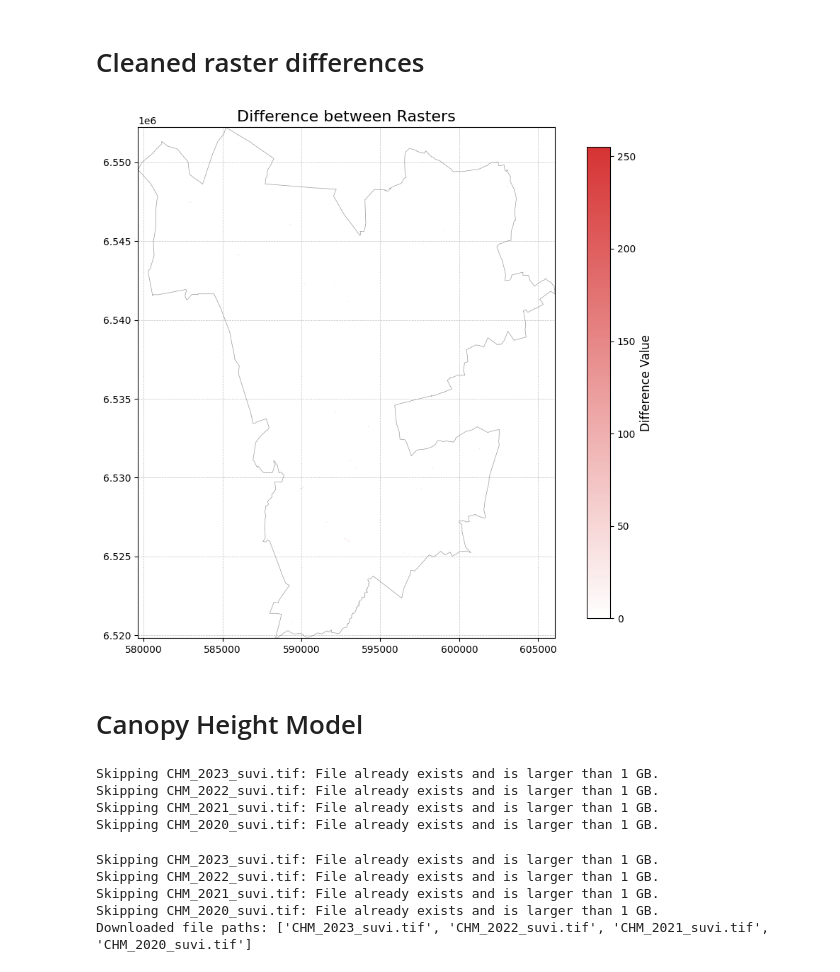
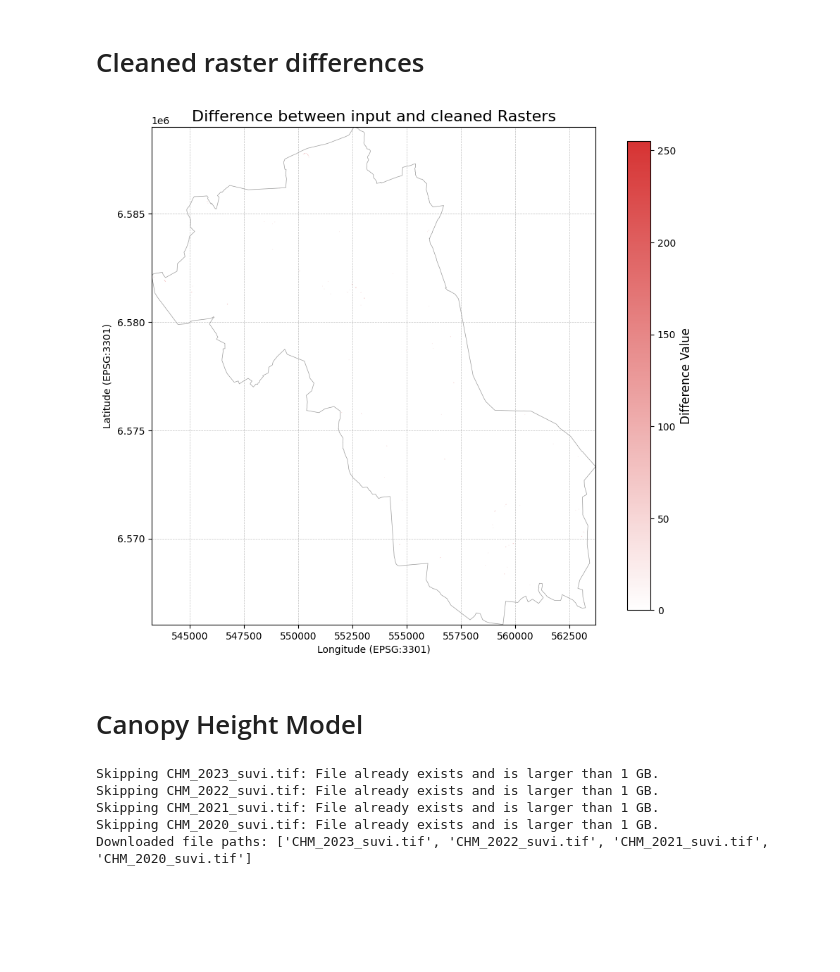
Before and after one commit to taavip/Forest-classification, a Jupyter notebook: work_sample.ipynb, the cells around one changed output. Cells and saved outputs as stored; diff of their text form; code cells hidden in the pictures; blank space fills up the shorter version.

```diff
--- a/work_sample.ipynb
+++ b/work_sample.ipynb
@@ -162,19 +122,17 @@ Loaded 79 features from the EHAK layer
 # %% [markdown]
 # Selecting Local government
 # %%
-kov = "Ruhnu"  # Define the value to filter by.
+kov = "Rae"  # Define the value to filter by.
 
-# Filter rows where 'omavalitsus' contains the value in 'kov'
-# (case-insensitive).
-kov_filtered_gdf = gdf_kov[gdf_kov['omavalitsus'].str.contains(
-    kov, case=False, na=False
-)]
-# Get the BBOX of the filtered GeoDataFrame
-bbox = kov_filtered_gdf.total_bounds.tolist()  # Returns [minx, miny, maxx, maxy]
+# Filter rows where 'omavalitsus' contains the value in 'kov' (case-insensitive).
+kov_filtered_gdf = gdf_kov[
+    gdf_kov["omavalitsus"].str.contains(kov, case=False, na=False)
+]
+
+# Get the bounding box (minx, miny, maxx, maxy) for the filtered data.
+bbox = kov_filtered_gdf.total_bounds.tolist()
 
 print(f"BBOX for {kov}: {bbox}")
-
-# Print the number of filtered rows and display the filtered GeoDataFrame.
 print(f"Filtered {len(kov_filtered_gdf)} rows matching '{kov}'.")
 kov_filtered_gdf
 # %% [output]
@@ -1008,7 +924,8 @@ visualize_forest_mask('cleaned_metsaregister_korgus.tif', kov_filtered_gdf, titl
 # %% [markdown]
 # Cleaned raster differences
 # %%
-def plot_raster_difference_with_geometries(raster1_path, raster2_path, gdf, title="Difference between Rasters", cm='Reds'):
+### Kustuta
+def plot_raster_difference_with_geometries(raster1_path, raster2_path, gdf, title="Difference between Rasters", cm='Reds', clabel='Difference Value' ):
     """
     Calculates and plots the difference between two raster files, ignoring -99999.0 values,
     and overlays geometries from a GeoDataFrame.
@@ -1065,60 +982,23 @@ def plot_raster_difference_with_geometries(raster1_path, raster2_path, gdf, titl
 
         # Add a colorbar
         cbar = plt.colorbar(ax.images[0], ax=ax, fraction=0.03, pad=0.04)
-        cbar.set_label('Difference Value', fontsize=12)
+        cbar.set_label(clabel, fontsize=12)
 
         plt.tight_layout()
+        plt.xlabel("Longitude (EPSG:3301)")
+        plt.ylabel("Latitude (EPSG:3301)")
         plt.show()
 # %%
 # Create custom colormap from white to red
 colors = [(1, 1, 1), (0.8, 0, 0)]  # White to red
 cmap_name = 'white_to_red'
 ccm = mcolors.LinearSegmentedColormap.from_list(cmap_name, colors, N=256)
 
-plot_raster_difference_with_geometries('cleaned_metsaregister_binary.tif', 'metsaregister_binary.tif', kov_filtered_gdf,cm=ccm)
+plot_raster_difference_with_geometries('cleaned_metsaregister_binary.tif', 'metsaregister_binary.tif', kov_filtered_gdf, title="Difference between input and cleaned Rasters",cm=ccm)
 # %% [output]
-[figure, old version]
+[figure, new version]
 # %% [markdown]
 # Canopy Height Model
-# %%
-def download_tif_files(urls, save_folder='.', min_size_gb=1):
-    for url in urls:
-        # Extract filename from URL
-        filename = url.split('&')[-2].split('=')[-1]
-        file_path = os.path.join(save_folder, filename)
-
-        # Check if file exists and is larger than min_size_gb
-        if os.path.exists(file_path) and os.path.getsize(file_path) > min_size_gb * 1024**3:
-            print(f"Skipping {filename}: File already exists and is larger than {min_size_gb} GB.")
-            continue  # Skip to the next URL
-
-        # Send a GET request to the URL
-        response = requests.get(url, stream=True)
-
-        if response.status_code == 200:
-            # Save the file locally
-            with open(file_path, 'wb') as file:
-                for chunk in response.iter_content(chunk_size=8192):
-                    file.write(chunk)
-            print(f"Downloaded: {filename}")
-        else:
-            print(f"Failed to download {filename}. HTTP Status Code: {response.status_code}")
-
-# List of URLs to download, including the new first URL
-urls = [
-    "https://geoportaal.maaamet.ee/index.php?lang_id=1&plugin_act=otsing&andmetyyp=tk_korgusmudelid&dl=1&f=CHM_2023_suvi.tif&page_id=614",
-    "https://geoportaal.maaamet.ee/index.php?lang_id=1&plugin_act=otsing&andmetyyp=tk_korgusmudelid&dl=1&f=CHM_2022_suvi.tif&page_id=614",
-    "https://geoportaal.maaamet.ee/index.php?lang_id=1&plugin_act=otsing&andmetyyp=tk_korgusmudelid&dl=1&f=CHM_2021_suvi.tif&page_id=614",
-    "https://geoportaal.maaamet.ee/index.php?lang_id=1&plugin_act=otsing&andmetyyp=tk_korgusmudelid&dl=1&f=CHM_2020_suvi.tif&page_id=614"
-]
-
-# Call the function to download the files
-download_tif_files(urls)
-# %% [output]
-Skipping CHM_2023_suvi.tif: File already exists and is larger than 1 GB.
-Skipping CHM_2022_suvi.tif: File already exists and is larger than 1 GB.
-Skipping CHM_2021_suvi.tif: File already exists and is larger than 1 GB.
-Skipping CHM_2020_suvi.tif: File already exists and is larger than 1 GB.
 # %%
 def download_tif_files(urls, save_folder='.', min_size_gb=1):
     file_paths = []  # Initialize an empty list to store file paths
```
Also changed, not shown: parts of 26 cells of this notebook.
